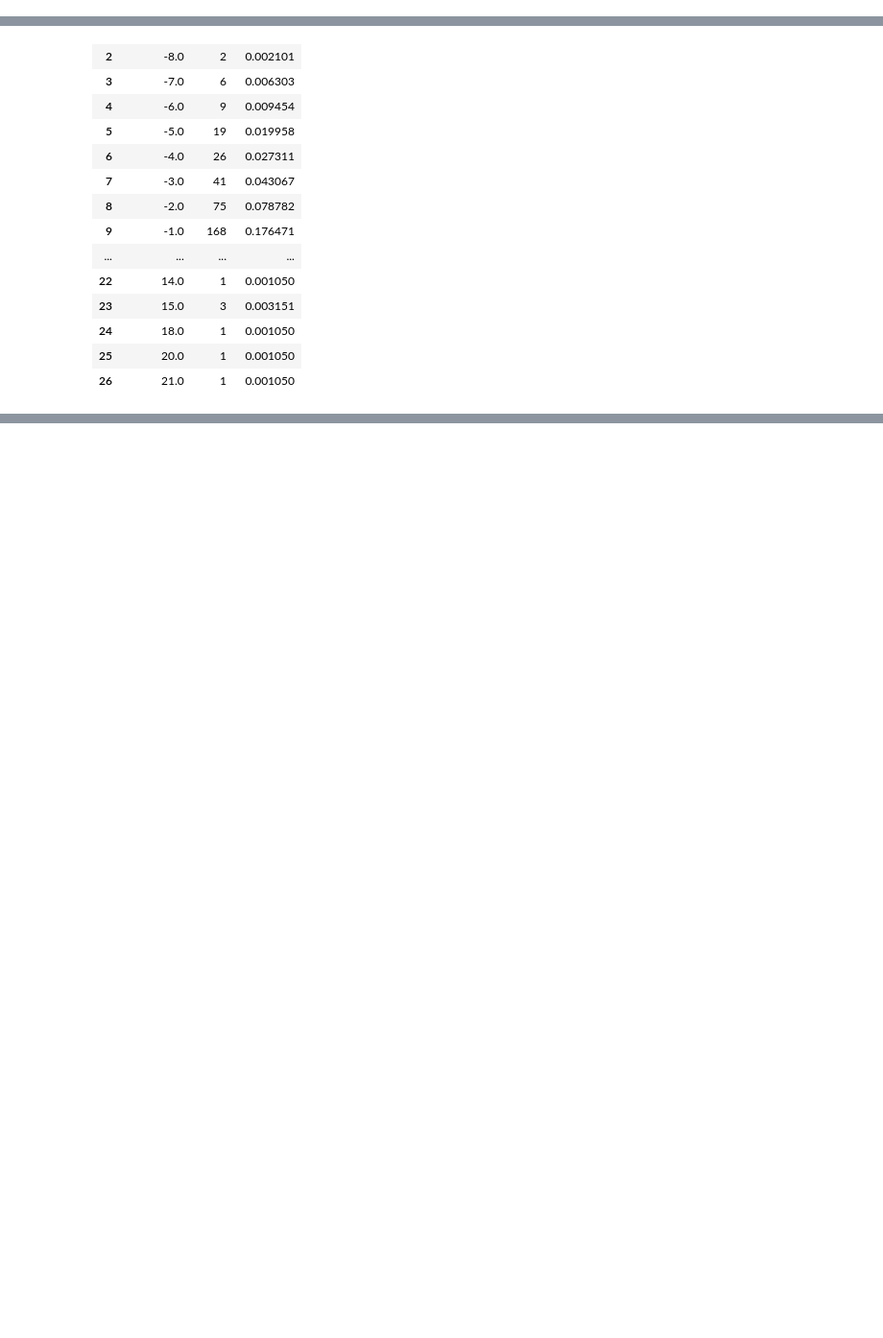
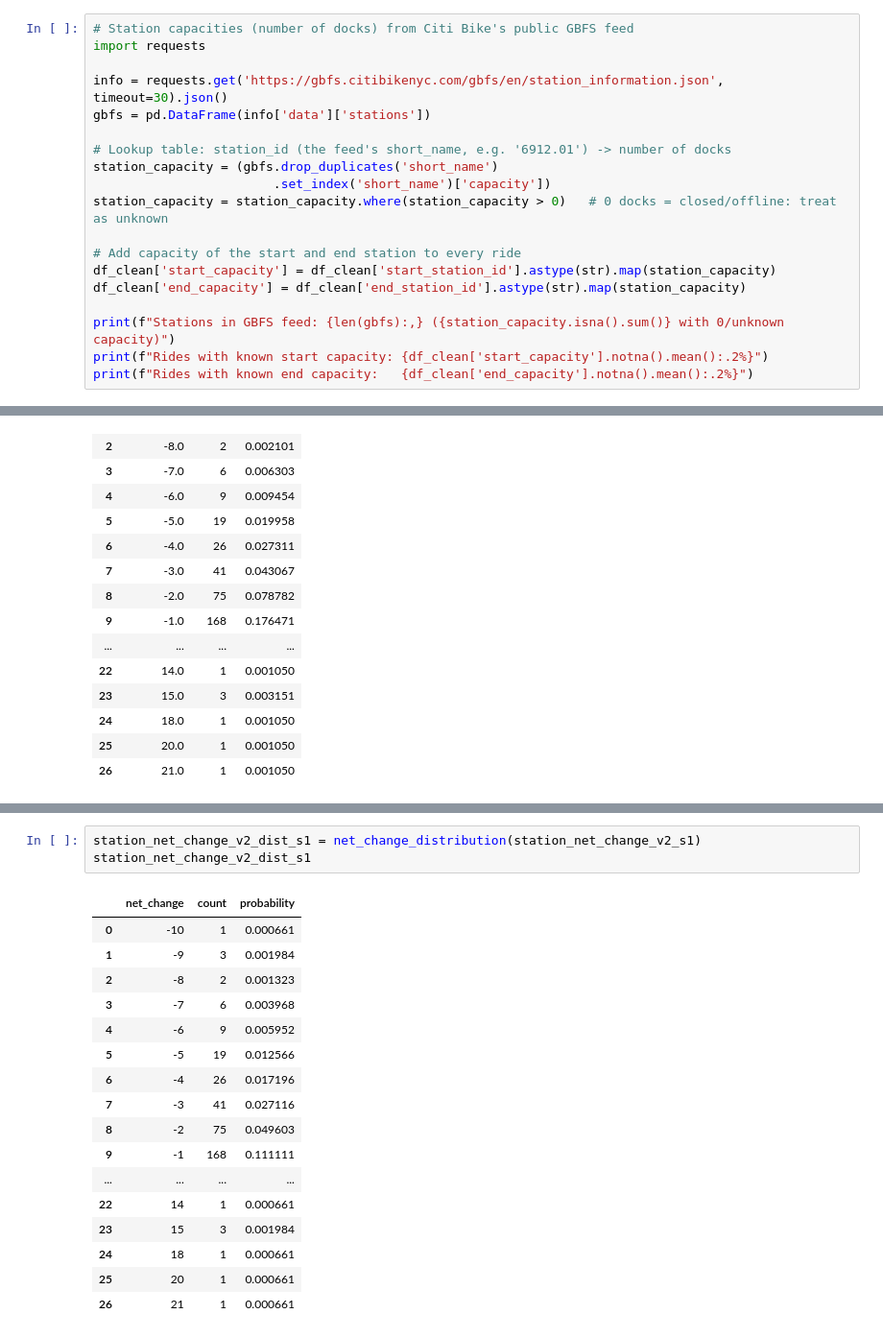
Before and after one commit to ethanw2701/citibike-project, a Jupyter notebook: Modeling Under Uncertainty Project.ipynb, the cells around one changed output, grey strips where cells are left out. Shown at 96% size. Saved outputs shown, nothing was run; the diff lists cells and outputs as text; blank space fills up the shorter version.

```diff
--- a/Modeling Under Uncertainty Project.ipynb
+++ b/Modeling Under Uncertainty Project.ipynb
@@ -193,0 +200,19 @@ Filtered out 0.28% of the data due to missing location data.
+# %%
+# Station capacities (number of docks) from Citi Bike's public GBFS feed
+import requests
+
+info = requests.get('https://gbfs.citibikenyc.com/gbfs/en/station_information.json', timeout=30).json()
+gbfs = pd.DataFrame(info['data']['stations'])
+
+# Lookup table: station_id (the feed's short_name, e.g. '6912.01') -> number of docks
+station_capacity = (gbfs.drop_duplicates('short_name')
+                        .set_index('short_name')['capacity'])
+station_capacity = station_capacity.where(station_capacity > 0)   # 0 docks = closed/offline: treat as unknown
+
+# Add capacity of the start and end station to every ride
+df_clean['start_capacity'] = df_clean['start_station_id'].astype(str).map(station_capacity)
+df_clean['end_capacity'] = df_clean['end_station_id'].astype(str).map(station_capacity)
+
+print(f"Stations in GBFS feed: {len(gbfs):,} ({station_capacity.isna().sum()} with 0/unknown capacity)")
+print(f"Rides with known start capacity: {df_clean['start_capacity'].notna().mean():.2%}")
+print(f"Rides with known end capacity:   {df_clean['end_capacity'].notna().mean():.2%}")
@@ -384,0 +639,21 @@ net_table
+# %%
+station_net_change_v2_dist_s1 = net_change_distribution(station_net_change_v2_s1)
+station_net_change_v2_dist_s1
+# %% [output]
+|  | net_change | count | probability |
+| 0 | -10 | 1 | 0.000661 |
+| 1 | -9 | 3 | 0.001984 |
+| 2 | -8 | 2 | 0.001323 |
+| 3 | -7 | 6 | 0.003968 |
+| 4 | -6 | 9 | 0.005952 |
+| 5 | -5 | 19 | 0.012566 |
+| 6 | -4 | 26 | 0.017196 |
+| 7 | -3 | 41 | 0.027116 |
+| 8 | -2 | 75 | 0.049603 |
+| 9 | -1 | 168 | 0.111111 |
+| ... | ... | ... | ... |
+| 22 | 14 | 1 | 0.000661 |
+| 23 | 15 | 3 | 0.001984 |
+| 24 | 18 | 1 | 0.000661 |
+| 25 | 20 | 1 | 0.000661 |
+| 26 | 21 | 1 | 0.000661 |
```
Also changed, not shown: parts of 20 cells of this notebook.
